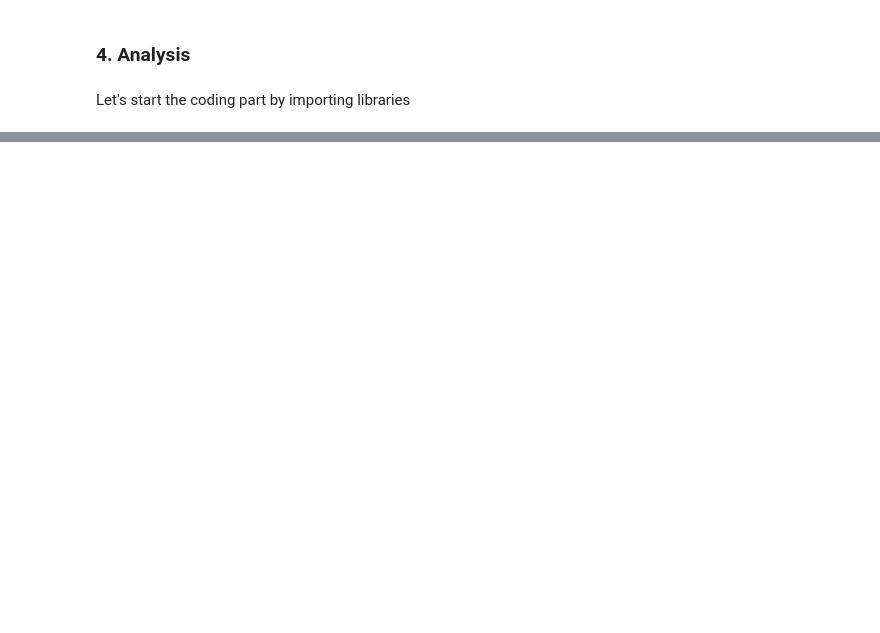
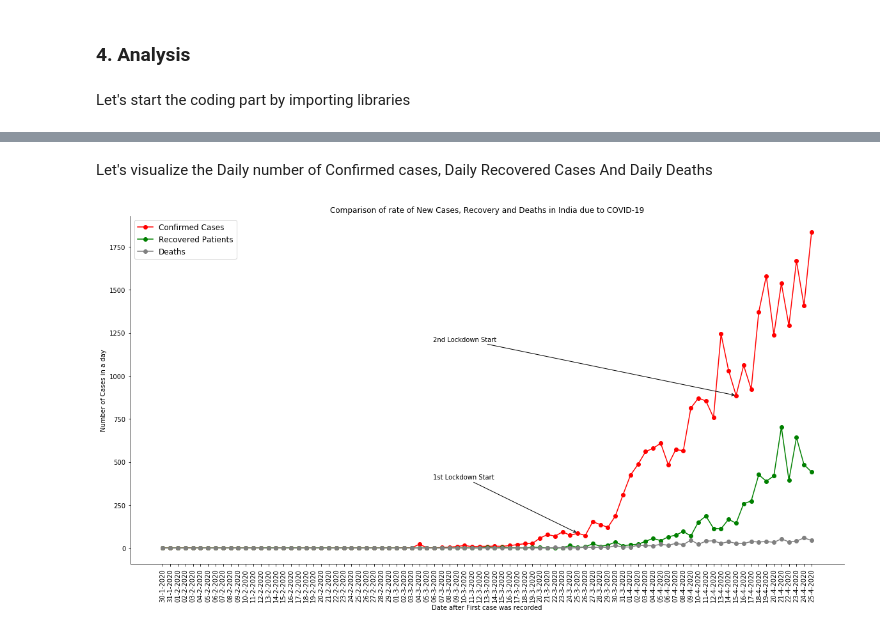
Before and after one commit to Manik-Kapil/Coursera_Capstone, a Jupyter notebook: Applied Data Science Coursera Capstone.ipynb, the cells around one changed output, grey strips where cells are left out. Cells and saved outputs as stored; diff of their text form; code cells hidden in the pictures; blank space fills up the shorter version.

Commit message:
Add files via upload
Applied Data Science Capstone Project Complete Notebook

```diff
--- a/Applied Data Science Coursera Capstone.ipynb
+++ b/Applied Data Science Coursera Capstone.ipynb
@@ -64,0 +212,11 @@ SyntaxError: invalid syntax (<ipython-input-33-92782de85b29>, line 1)
+# %%
+def toDate(string):
+    parts = string.split(' ')
+    datetime_object = datetime.datetime.strptime(parts[1], "%B")
+    parts[1] = datetime_object.month
+    newString = str(parts[0])+'-'+str(parts[1])+'-'+'2020'
+    return(newString)
+
+case_time_series_df['Date'] = case_time_series_df['Date'].apply(toDate, 1)
+pd.to_datetime(case_time_series_df.Date)
+case_time_series_df.head()
@@ -64,0 +230,26 @@ SyntaxError: invalid syntax (<ipython-input-33-92782de85b29>, line 1)
+# %% [markdown]
+<p> Let's visualize the Daily number of Confirmed cases, Daily Recovered Cases And Daily Deaths </p>
+# %%
+plt.figure(figsize = (20,10))
+plt.plot(case_time_series_df.Date,case_time_series_df['Daily Confirmed'], color = 'red', label = 'Confirmed Cases', marker = 'o')
+plt.plot(case_time_series_df.Date,case_time_series_df['Daily Recovered'], color = 'green', label = 'Recovered Patients', marker = 'o')
+plt.plot(case_time_series_df.Date,case_time_series_df['Daily Deceased'], color = 'gray', label = 'Deaths', marker = 'o')
+plt.xlabel('Date after First case was recorded')
+plt.ylabel('Number of Cases in a day')
+plt.gca().spines['top'].set_visible(False)
+plt.gca().spines['right'].set_visible(False)
+plt.gca().set_title('Comparison of rate of New Cases, Recovery and Deaths in India due to COVID-19')
+plt.legend(fontsize = 12)
+plt.gca().set_xticklabels(case_time_series_df.Date, rotation = 90)
+
+plt.annotate(
+    '1st Lockdown Start', xy=(case_time_series_df.Date[55],case_time_series_df['Daily Confirmed'][55]), xytext = (35.8,400), xycoords = 'data',arrowprops=dict(arrowstyle="->",
+                            connectionstyle="arc3")
+)
+plt.annotate(
+    '2nd Lockdown Start', xy=(case_time_series_df.Date[76],case_time_series_df['Daily Confirmed'][76]), xytext = (35.8,1200),xycoords = 'data',arrowprops=dict(arrowstyle="->",
+                            connectionstyle="arc3")
+)
+plt.show()
+# %% [output]
+[figure, added]
```
Also changed, not shown: parts of 78 cells of this notebook.
